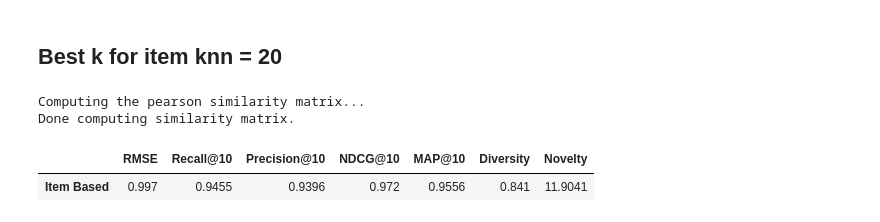
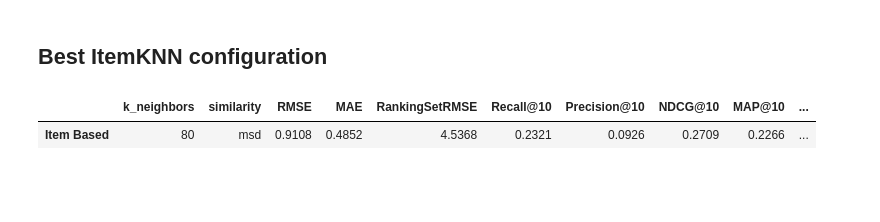
Before and after one commit to stgov/recsys_tareas, a Jupyter notebook: tarea_01/notebooks/item_based.ipynb, the cells around one changed output. Drawn from its saved outputs; the diff is of its cells as text; code cells hidden in the pictures; blank space fills up the shorter version.

```diff
--- a/tarea_01/notebooks/item_based.ipynb
+++ b/tarea_01/notebooks/item_based.ipynb
@@ -108,25 +103,42 @@ plt.show()
 # %% [markdown]
-## Best k for item knn = 20
+## Best ItemKNN configuration
 # %%
+from tarea_01.experiments_item_funksvd import build_ranking_testset
 from tarea_01.utils import calculate_metrics
 
-best_k = 20
+best_row = item_results.sort_values("RMSE").iloc[0]
+best_k = int(best_row["k_neighbors"])
+best_similarity = best_row["similarity"]
+model = item_models[(best_k, best_similarity)]
 
-model = surprise.KNNBasic(k=best_k, sim_options={'name': 'pearson', 'user_based': False})
-model.fit(trainset)
+# La seed 42 no viene impuesta por el enunciado; se fija para reproducibilidad.
+ranking_testset = build_ranking_testset(
+    train_df=train_df,
+    validation_df=test_df,
+    n_negatives=100,
+    seed=42,
+)
 
-metrics = {}
-
-metrics['Item Based'] = calculate_metrics(
+metrics = calculate_metrics(
     model=model,
-    testset=testset,
+    testset=ranking_testset,
     k=10,
     threshold=4.0,
 )
+ranking_set_rmse = metrics.pop("RMSE")
 
-pd.DataFrame(metrics).T
+pd.DataFrame(
+    {
+        "Item Based": {
+            "k_neighbors": best_k,
+            "similarity": best_similarity,
+            "RMSE": best_row["RMSE"],
+            "MAE": best_row["MAE"],
+            "RankingSetRMSE": ranking_set_rmse,
+            **metrics,
+        }
+    }
+).T
 # %% [output]
-Computing the pearson similarity matrix...
-Done computing similarity matrix.
-|  | RMSE | Recall@10 | Precision@10 | NDCG@10 | MAP@10 | Diversity | Novelty |
-| Item Based | 0.997 | 0.9455 | 0.9396 | 0.972 | 0.9556 | 0.841 | 11.9041 |
+|  | k_neighbors | similarity | RMSE | MAE | RankingSetRMSE | Recall@10 | Precision@10 | NDCG@10 | MAP@10 | ... |
+| Item Based | 80 | msd | 0.9108 | 0.4852 | 4.5368 | 0.2321 | 0.0926 | 0.2709 | 0.2266 | ... |
```
Also changed, not shown: parts of 3 cells of this notebook, 4 other files.
